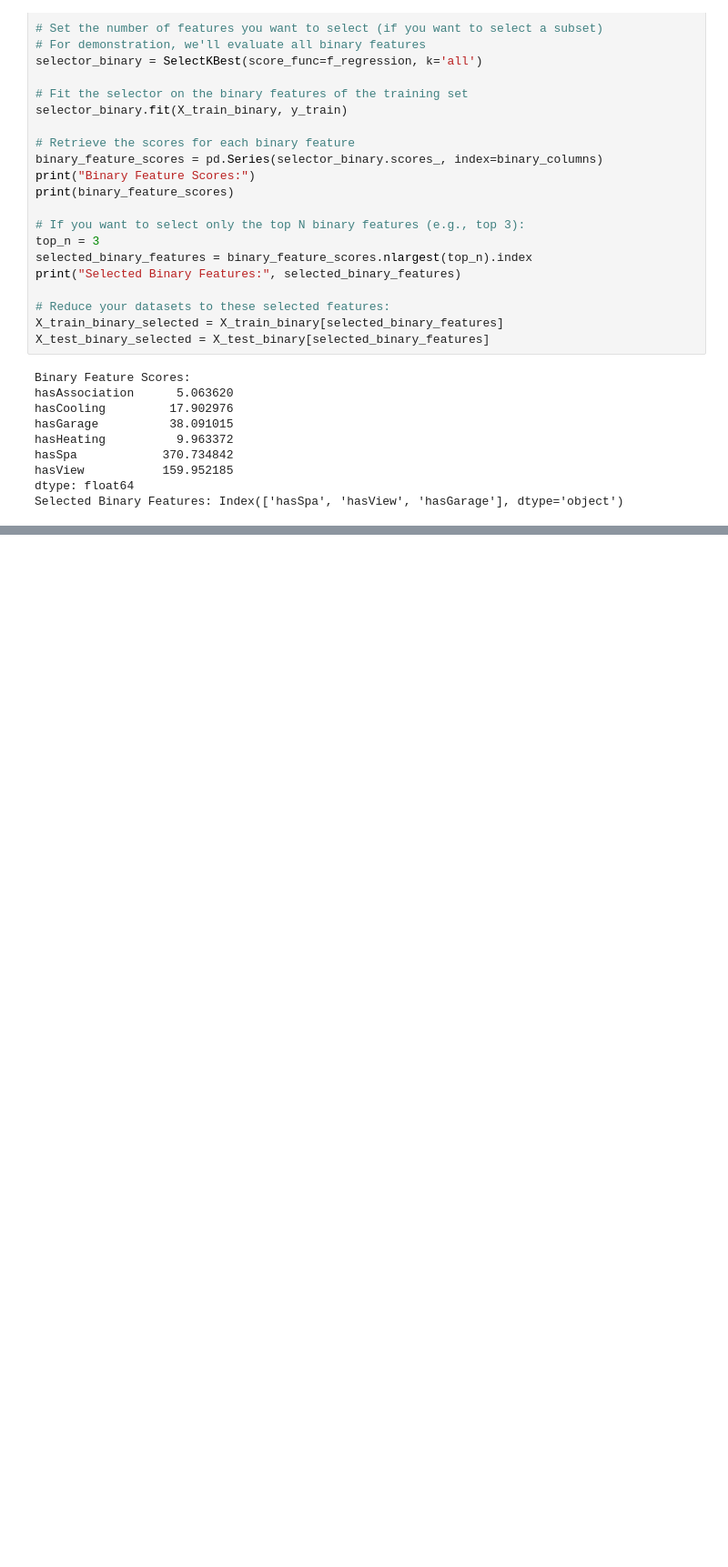
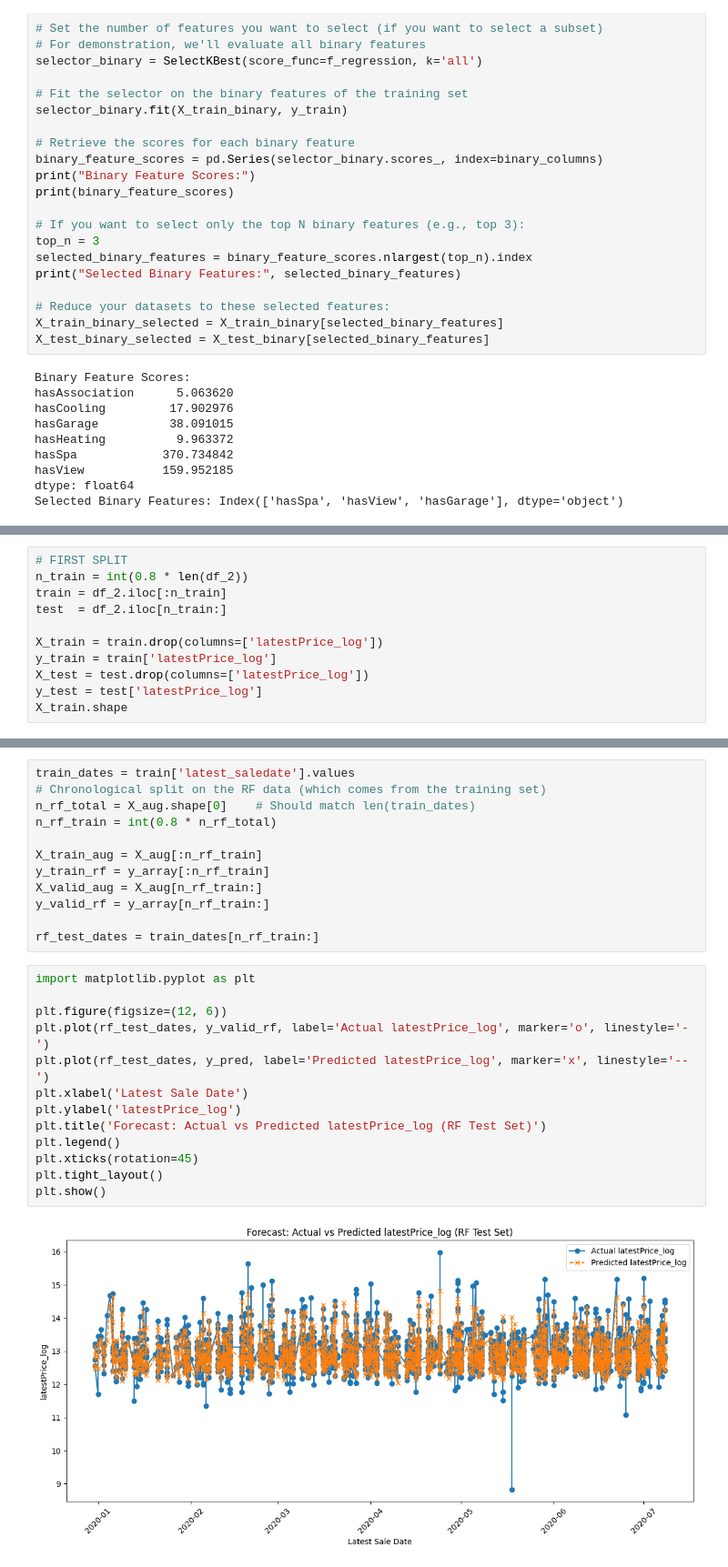
Before and after one commit to Shahahaha11/LION_DEN, a Jupyter notebook: trial_DATA_CLEANING.ipynb, the cells around one changed output, grey strips where cells are left out. Shown at 91% size. Saved outputs shown, nothing was run; the diff lists cells and outputs as text; blank space fills up the shorter version.

```diff
--- a/trial_DATA_CLEANING.ipynb
+++ b/trial_DATA_CLEANING.ipynb
@@ -643,0 +877,11 @@ Removed features: ['hasCooling', 'hasGarage', 'hasHeating', 'hasSpa', 'latest_sa
+# %%
+# FIRST SPLIT
+n_train = int(0.8 * len(df_2))
+train = df_2.iloc[:n_train]
+test  = df_2.iloc[n_train:]
+
+X_train = train.drop(columns=['latestPrice_log'])
+y_train = train['latestPrice_log']
+X_test = test.drop(columns=['latestPrice_log'])
+y_test = test['latestPrice_log']
+X_train.shape
@@ -643,0 +1015,27 @@ Removed features: ['hasCooling', 'hasGarage', 'hasHeating', 'hasSpa', 'latest_sa
+# %%
+train_dates = train['latest_saledate'].values
+# Chronological split on the RF data (which comes from the training set)
+n_rf_total = X_aug.shape[0]    # Should match len(train_dates)
+n_rf_train = int(0.8 * n_rf_total)
+
+X_train_aug = X_aug[:n_rf_train]
+y_train_rf = y_array[:n_rf_train]
+X_valid_aug = X_aug[n_rf_train:]
+y_valid_rf = y_array[n_rf_train:]
+
+rf_test_dates = train_dates[n_rf_train:]
+# %%
+import matplotlib.pyplot as plt
+
+plt.figure(figsize=(12, 6))
+plt.plot(rf_test_dates, y_valid_rf, label='Actual latestPrice_log', marker='o', linestyle='-')
+plt.plot(rf_test_dates, y_pred, label='Predicted latestPrice_log', marker='x', linestyle='--')
+plt.xlabel('Latest Sale Date')
+plt.ylabel('latestPrice_log')
+plt.title('Forecast: Actual vs Predicted latestPrice_log (RF Test Set)')
+plt.legend()
+plt.xticks(rotation=45)
+plt.tight_layout()
+plt.show()
+# %% [output]
+[figure, added]
```
Also changed, not shown: parts of 23 cells of this notebook.
